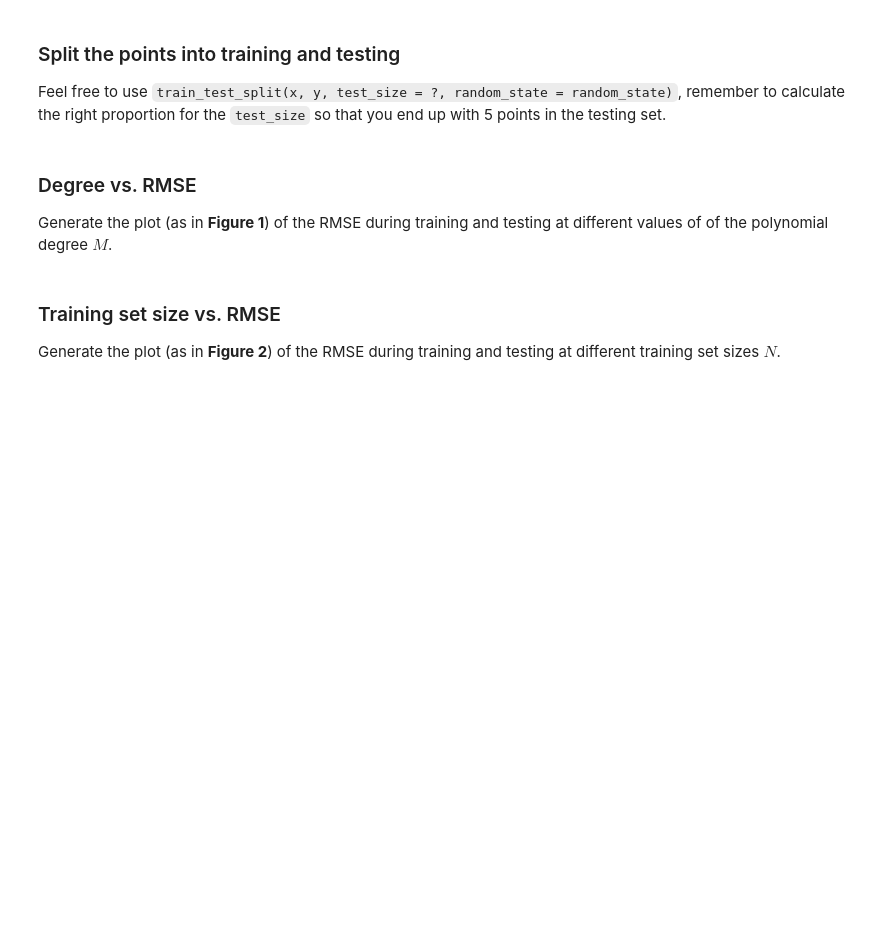
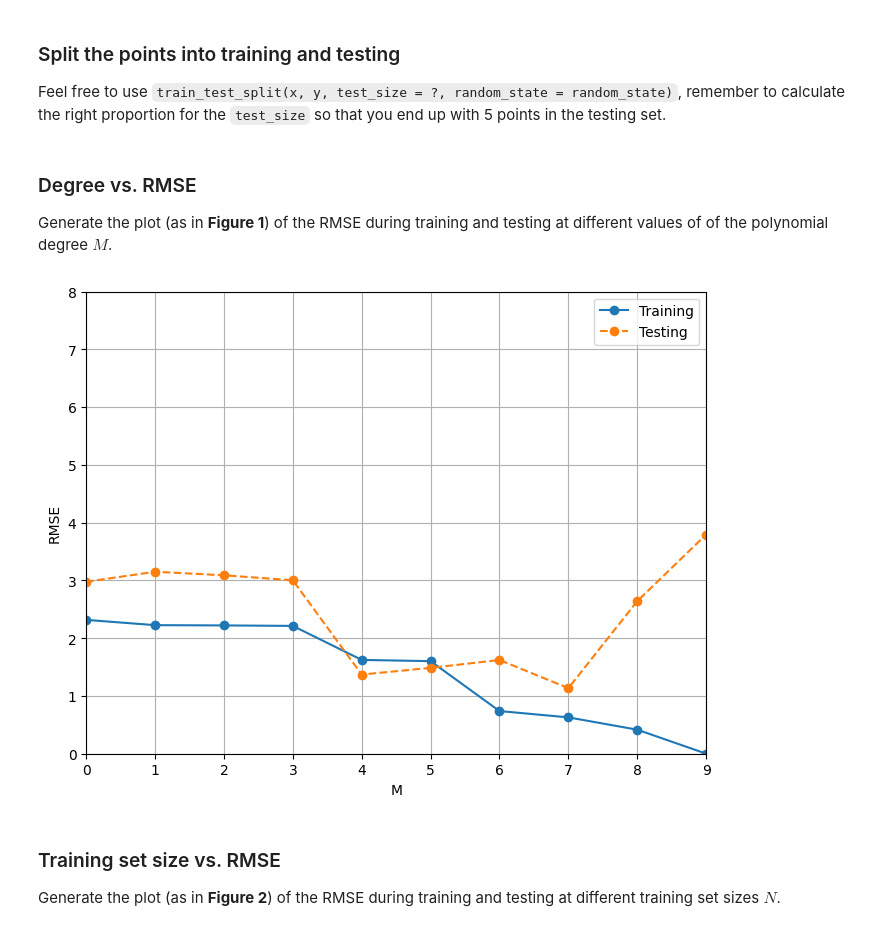
Before and after one commit to Albuquerque07/TACD-task2, a Jupyter notebook: A2_template.ipynb, the cells around one changed output. Saved outputs shown, nothing was run; the diff lists cells and outputs as text; code cells hidden in the pictures; blank space fills up the shorter version.

```diff
--- a/A2_template.ipynb
+++ b/A2_template.ipynb
@@ -55,19 +53,66 @@ In this exercise you will explore the effect that the degree of the polynomial a
 # %% [markdown]
 ### Generate the data
 # %%
+rng = np.random.default_rng(13)
 random_state = np.random.RandomState(13)
 # %%
 # your code goes here:
+x_i = np.linspace(0, 10, 15)
+noise = rng.normal(0, 1, size=15)
+y_i = 4 * np.sin(x_i) + noise
 # %% [markdown]
 ### Split the points into training and testing
 Feel free to use `train_test_split(x, y, test_size = ?, random_state = random_state)`, remember to calculate the right proportion for the `test_size` so that you end up with 5 points in the testing set.
 # %%
 # your code goes here:
+x_train, x_test, y_train, y_test = train_test_split(x_i, y_i, test_size=5, random_state=random_state)
 # %% [markdown]
 ### Degree vs. RMSE
 Generate the plot (as in __Figure 1__) of the RMSE during training and testing at different values of of the polynomial degree $M$.
 # %%
 # your code goes here:
+M = np.arange(0, 10)
+history_rmse_train = []
+history_rmse_test = []
+for m in M:
+    # Creating the polinomial function based of the m value (y = w0 + wx + wx2...)
+    train_x = [x_train ** i for i in range(0, m+1)]
+    test_x = [x_test ** i for i in range(0, m+1)]
+
+    # .T Cause the list compreension insert the data in lines
+    train_x = np.array(train_x).T
+    test_x = np.array(test_x).T
+
+    t_train = y_train
+    t_test = y_test
+
+    # Lets find the wheight values based only in training samples
+    w = np.linalg.inv(train_x.T @ train_x) @ train_x.T @ t_train
+
+    # Now the RMSE values
+    y_xw_train = train_x @ w
+    y_xw_test = test_x @ w
+
+    y_pow = np.pow((t_train - y_xw_train), 2)
+    E_rms = np.sqrt(( np.sum( y_pow ) ) / (len(t_train)))
+    history_rmse_train.append(E_rms)
+
+    y_pow = np.pow((t_test - y_xw_test), 2)
+    E_rms = np.sqrt(( np.sum( y_pow ) ) / (len(t_test)))
+    history_rmse_test.append(E_rms)
+
+fig = plt.figure(figsize=(8, 6))
+plt.plot(M, history_rmse_train, label="Training", marker="o")
+plt.plot(M, history_rmse_test, label="Testing", ls="--", marker="o")
+plt.xlim(0, 9)
+plt.ylim(0, 8)
+plt.xlabel("M")
+plt.ylabel("RMSE")
+plt.grid()
+plt.legend()
+plt.show()
+# %% [output]
+[figure, added]
 # %% [markdown]
 ### Training set size vs. RMSE
 Generate the plot (as in __Figure 2__) of the RMSE during training and testing at different training set sizes $N$.
```
Also changed, not shown: parts of 3 cells of this notebook.
